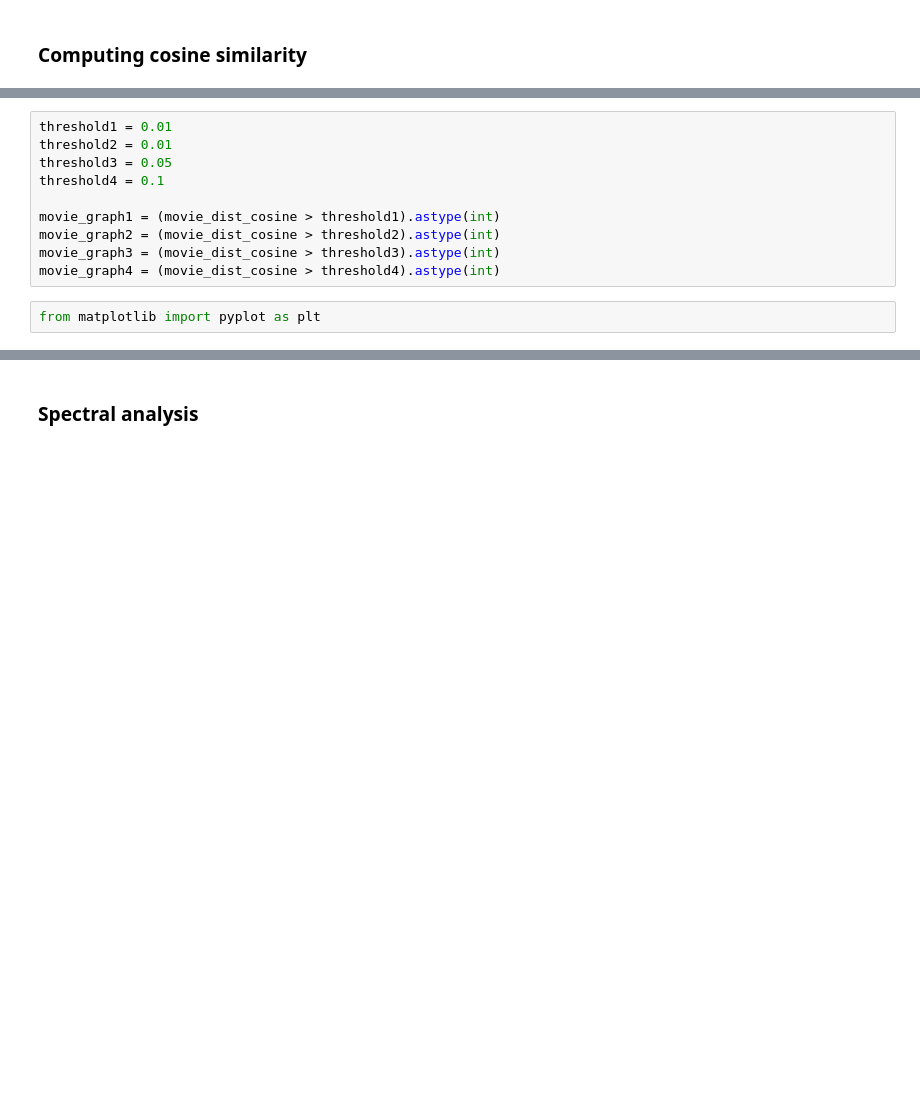
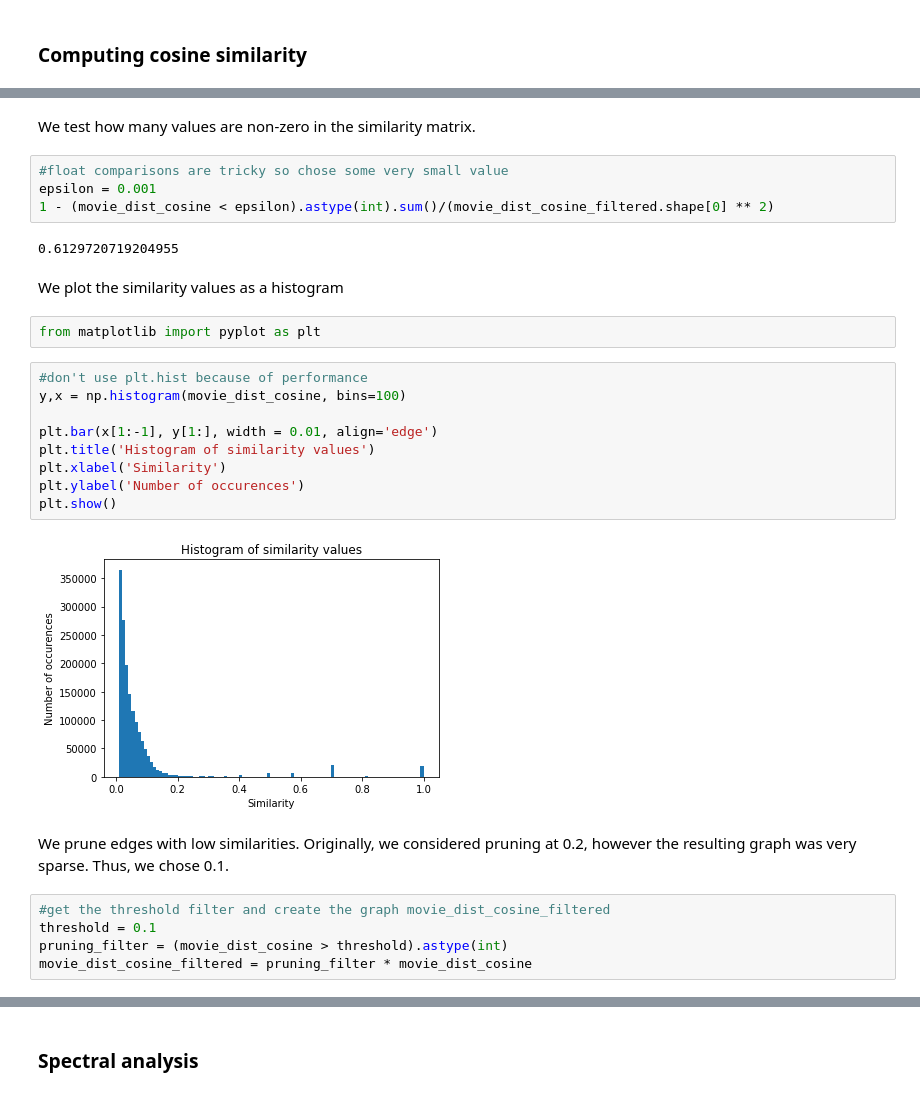
Before and after one commit to Movinder/movielens-imdb-exploration, a Jupyter notebook: Doc2Vector.ipynb, the cells around one changed output, grey strips where cells are left out. Saved outputs shown, nothing was run; the diff lists cells and outputs as text; blank space fills up the shorter version.

```diff
--- a/Doc2Vector.ipynb
+++ b/Doc2Vector.ipynb
@@ -373,12 +346,30 @@ np.save("cosine.dat", movie_dist_cosine)
-# %%
-threshold1 = 0.01
-threshold2 = 0.01
-threshold3 = 0.05
-threshold4 = 0.1
-
-movie_graph1 = (movie_dist_cosine > threshold1).astype(int)
-movie_graph2 = (movie_dist_cosine > threshold2).astype(int)
-movie_graph3 = (movie_dist_cosine > threshold3).astype(int)
-movie_graph4 = (movie_dist_cosine > threshold4).astype(int)
+# %% [markdown]
+We test how many values are non-zero in the similarity matrix.
+# %%
+#float comparisons are tricky so chose some very small value
+epsilon = 0.001
+1 - (movie_dist_cosine < epsilon).astype(int).sum()/(movie_dist_cosine_filtered.shape[0] ** 2)
+# %% [output]
+0.6129720719204955
+# %% [markdown]
+We plot the similarity values as a histogram
 # %%
 from matplotlib import pyplot as plt
+# %%
+#don't use plt.hist because of performance
+y,x = np.histogram(movie_dist_cosine, bins=100)
+
+plt.bar(x[1:-1], y[1:], width = 0.01, align='edge')
+plt.title('Histogram of similarity values')
+plt.xlabel('Similarity')
+plt.ylabel('Number of occurences')
+plt.show()
+# %% [output]
+[figure, added]
+# %% [markdown]
+We prune edges with low similarities. Originally, we considered pruning at 0.2, however the resulting graph was very sparse. Thus, we chose 0.1.
+# %%
+#get the threshold filter and create the graph movie_dist_cosine_filtered
+threshold = 0.1
+pruning_filter = (movie_dist_cosine > threshold).astype(int)
+movie_dist_cosine_filtered = pruning_filter * movie_dist_cosine
```
Also changed, not shown: parts of 61 cells of this notebook.
